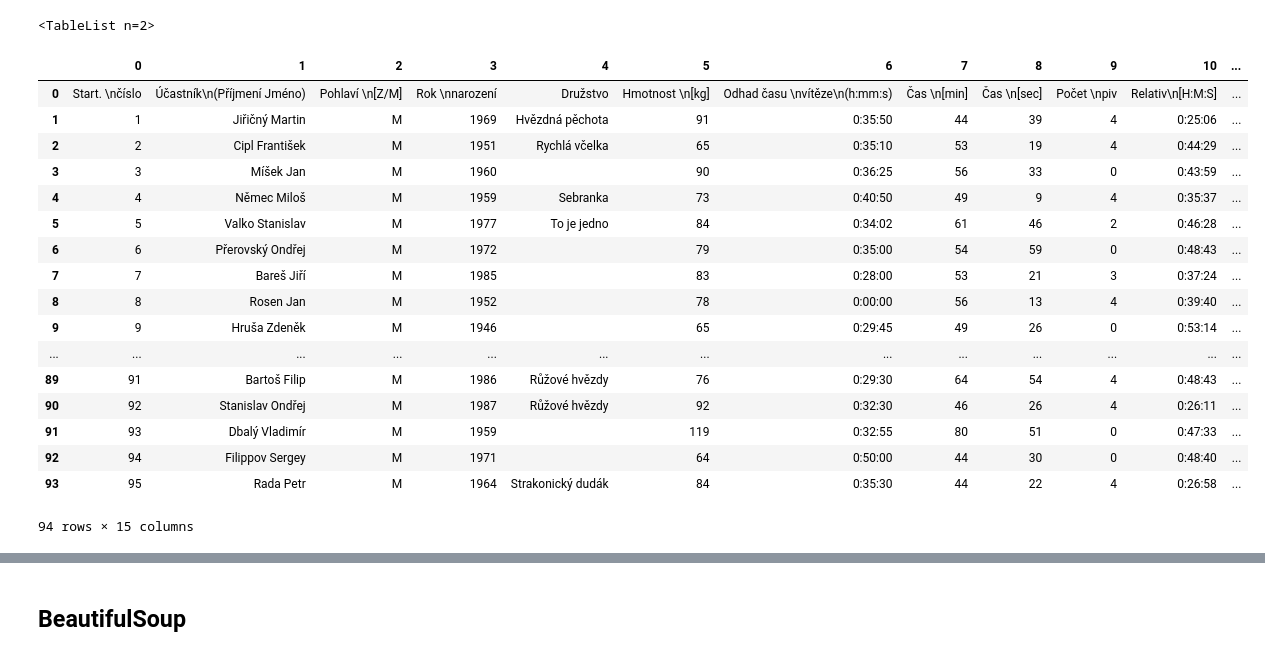
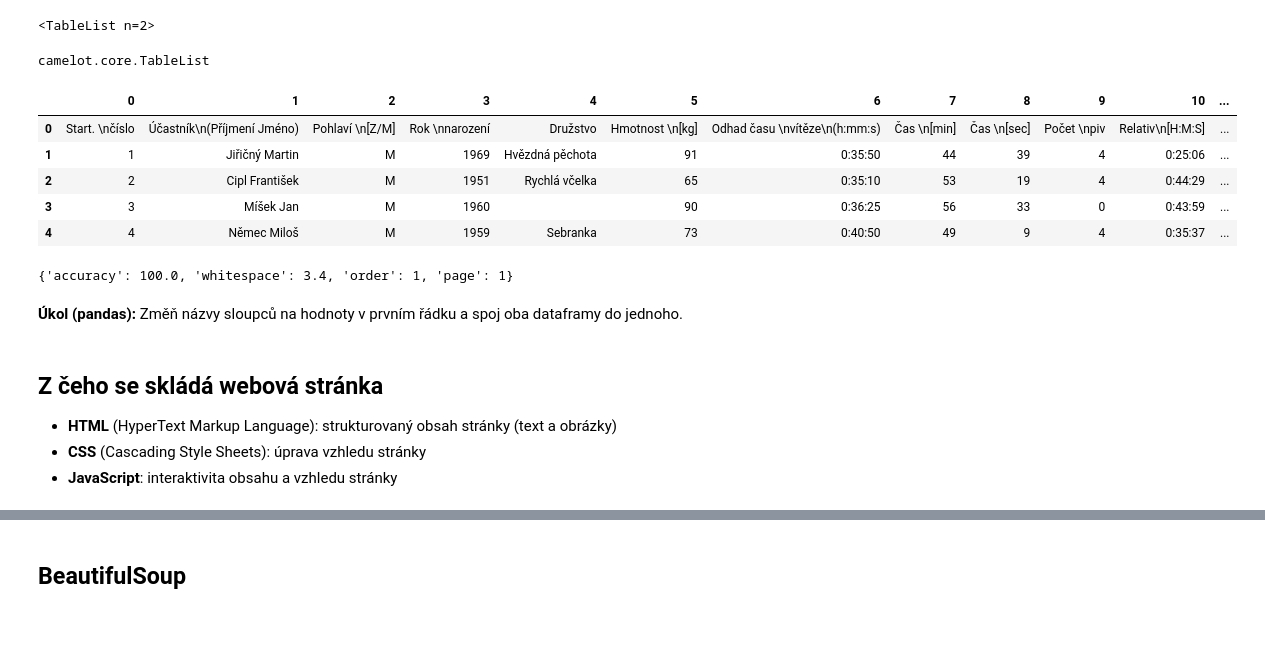
Before and after one commit to PyDataCZ/naucse.python.cz, a Jupyter notebook: lessons/pydata/webscraping/index.ipynb, the cells around one changed output, grey strips where cells are left out. Drawn from its saved outputs; the diff is of its cells as text; code cells hidden in the pictures; blank space fills up the shorter version.

```diff
--- a/lessons/pydata/webscraping/index.ipynb
+++ b/lessons/pydata/webscraping/index.ipynb
@@ -117,24 +107,28 @@ tables = camelot.read_pdf('static/prd2014.pdf', pages='1-end')
 tables
 # %% [output]
 <TableList n=2>
+# %%
+type(tables)
+# %% [output]
+camelot.core.TableList
 # %%
-tables[0].df # převedeme tabulku do pandas dataframu
+df1 = tables[0].df # převedeme tabulku do pandas dataframu
+df1.head()
 # %% [output]
 |  | 0 | 1 | 2 | 3 | 4 | 5 | 6 | 7 | 8 | 9 | 10 | ... |
 | 0 | Start. \nčíslo | Účastník\n(Příjmení Jméno) | Pohlaví \n[Z/M] | Rok \nnarození | Družstvo | Hmotnost \n[kg] | Odhad času \nvítěze\n(h:mm:s) | Čas \n[min] | Čas \n[sec] | Počet \npiv | Relativ\n[H:M:S] | ... |
 | 1 | 1 | Jiřičný Martin | M | 1969 | Hvězdná pěchota | 91 | 0:35:50 | 44 | 39 | 4 | 0:25:06 | ... |
 | 2 | 2 | Cipl František | M | 1951 | Rychlá včelka | 65 | 0:35:10 | 53 | 19 | 4 | 0:44:29 | ... |
 | 3 | 3 | Míšek Jan | M | 1960 |  | 90 | 0:36:25 | 56 | 33 | 0 | 0:43:59 | ... |
 | 4 | 4 | Němec Miloš | M | 1959 | Sebranka | 73 | 0:40:50 | 49 | 9 | 4 | 0:35:37 | ... |
-| 5 | 5 | Valko Stanislav | M | 1977 | To je jedno | 84 | 0:34:02 | 61 | 46 | 2 | 0:46:28 | ... |
-| 6 | 6 | Přerovský Ondřej | M | 1972 |  | 79 | 0:35:00 | 54 | 59 | 0 | 0:48:43 | ... |
-| 7 | 7 | Bareš Jiří | M | 1985 |  | 83 | 0:28:00 | 53 | 21 | 3 | 0:37:24 | ... |
-| 8 | 8 | Rosen Jan | M | 1952 |  | 78 | 0:00:00 | 56 | 13 | 4 | 0:39:40 | ... |
-| 9 | 9 | Hruša Zdeněk | M | 1946 |  | 65 | 0:29:45 | 49 | 26 | 0 | 0:53:14 | ... |
-| ... | ... | ... | ... | ... | ... | ... | ... | ... | ... | ... | ... | ... |
-| 89 | 91 | Bartoš Filip | M | 1986 | Růžové hvězdy | 76 | 0:29:30 | 64 | 54 | 4 | 0:48:43 | ... |
-| 90 | 92 | Stanislav Ondřej | M | 1987 | Růžové hvězdy | 92 | 0:32:30 | 46 | 26 | 4 | 0:26:11 | ... |
-| 91 | 93 | Dbalý Vladimír | M | 1959 |  | 119 | 0:32:55 | 80 | 51 | 0 | 0:47:33 | ... |
-| 92 | 94 | Filippov Sergey | M | 1971 |  | 64 | 0:50:00 | 44 | 30 | 0 | 0:48:40 | ... |
-| 93 | 95 | Rada Petr | M | 1964 | Strakonický dudák | 84 | 0:35:30 | 44 | 22 | 4 | 0:26:58 | ... |
-94 rows × 15 columns
+# %%
+tables[0].parsing_report
+# %% [output]
+{'accuracy': 100.0, 'whitespace': 3.4, 'order': 1, 'page': 1}
+# %% [markdown]
+**Úkol (pandas):** Změň názvy sloupců na hodnoty v prvním řádku a spoj oba dataframy do jednoho.
+# %% [markdown]
+## Z čeho se skládá webová stránka
+- **HTML** (HyperText Markup Language): strukturovaný obsah stránky (text a obrázky)
+- **CSS** (Cascading Style Sheets): úprava vzhledu stránky
+- **JavaScript**: interaktivita obsahu a vzhledu stránky
```
Also changed, not shown: parts of 32 cells of this notebook.
